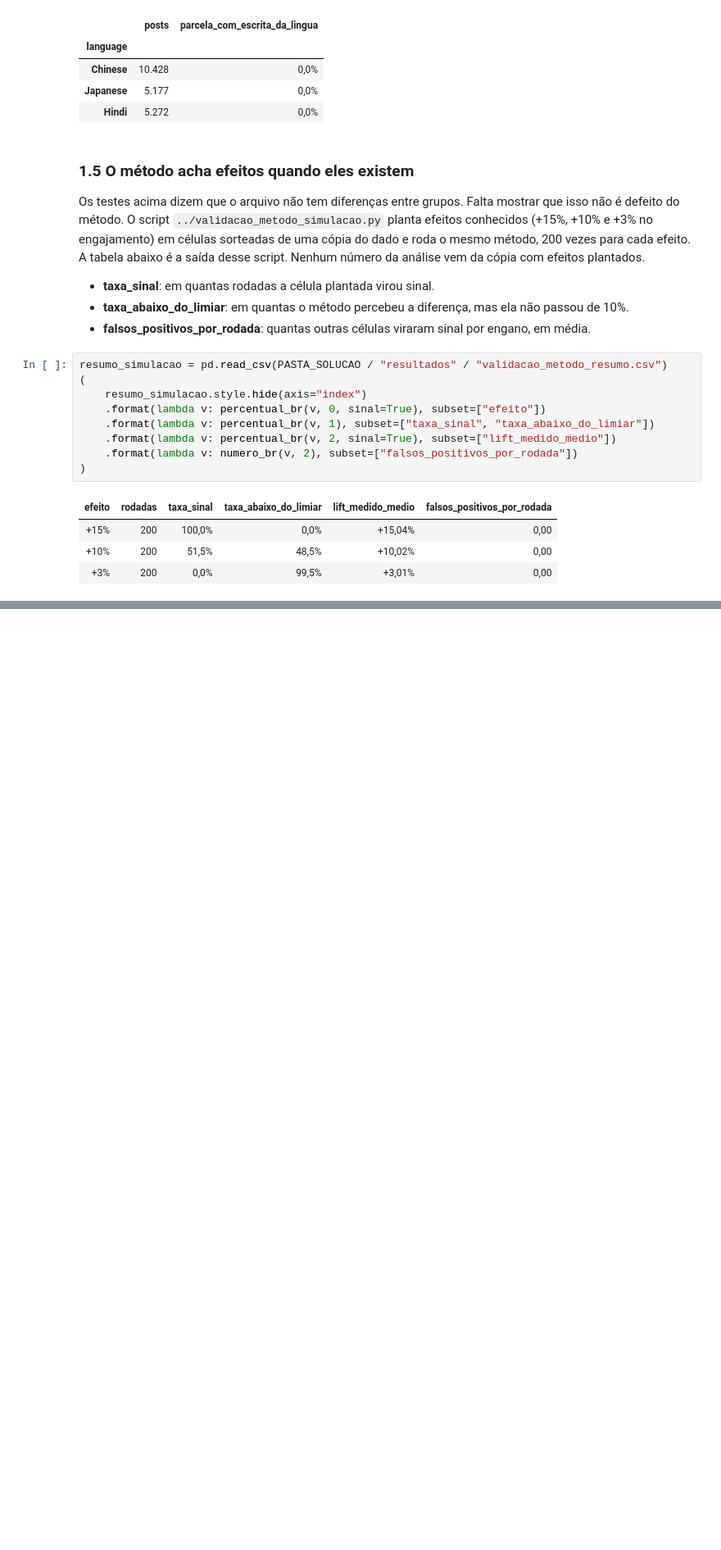
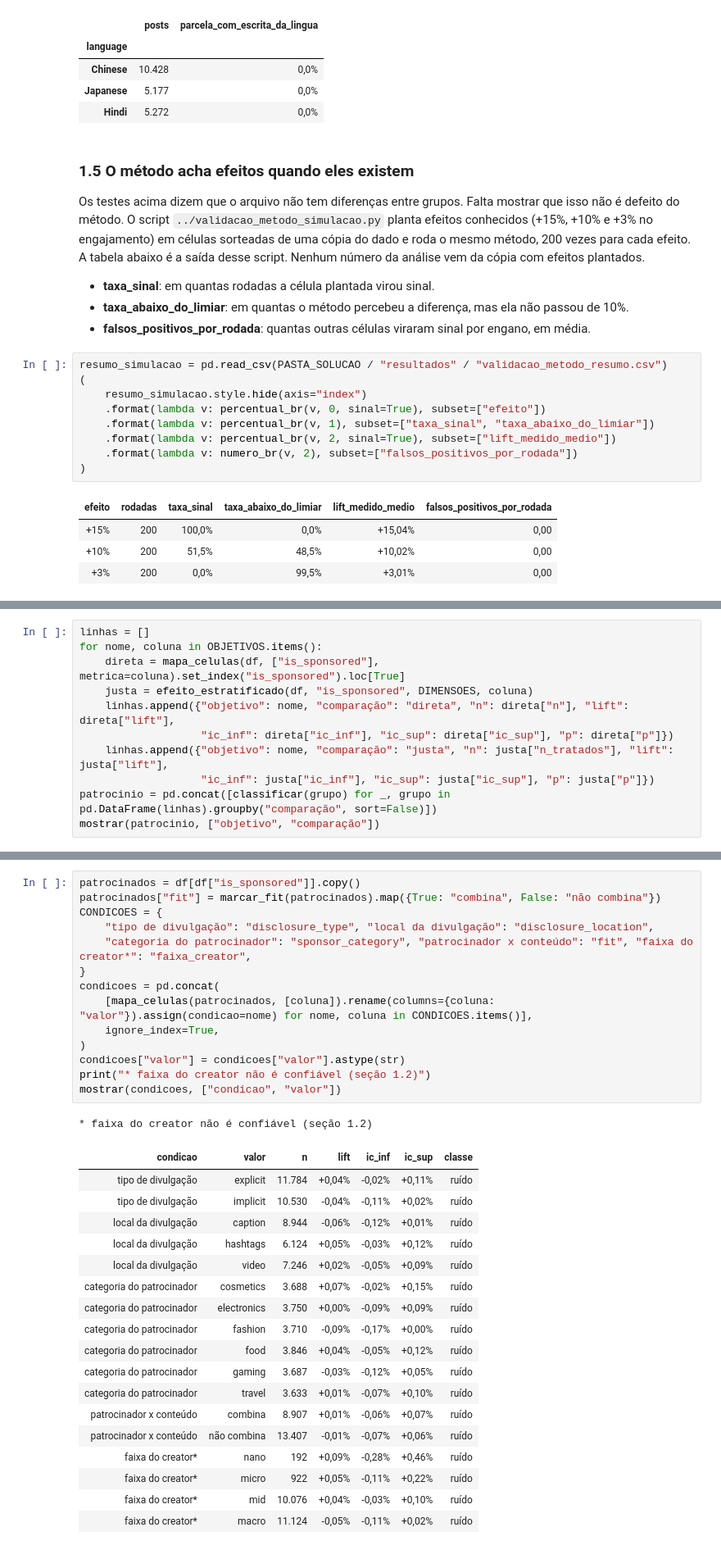
Before and after one commit to Gchapolin/ai-master-challenge, a Jupyter notebook: submissions/guilherme-ferreira/solution/notebooks/analise.ipynb, the cells around one changed output, grey strips where cells are left out. Shown at 82% size. Drawn from its saved outputs; the diff is of its cells as text; blank space fills up the shorter version.

```diff
--- a/submissions/guilherme-ferreira/solution/notebooks/analise.ipynb
+++ b/submissions/guilherme-ferreira/solution/notebooks/analise.ipynb
@@ -277,0 +394,11 @@ resumo_simulacao = pd.read_csv(PASTA_SOLUCAO / "resultados" / "validacao_metodo_
+# %%
+linhas = []
+for nome, coluna in OBJETIVOS.items():
+    direta = mapa_celulas(df, ["is_sponsored"], metrica=coluna).set_index("is_sponsored").loc[True]
+    justa = efeito_estratificado(df, "is_sponsored", DIMENSOES, coluna)
+    linhas.append({"objetivo": nome, "comparação": "direta", "n": direta["n"], "lift": direta["lift"],
+                   "ic_inf": direta["ic_inf"], "ic_sup": direta["ic_sup"], "p": direta["p"]})
+    linhas.append({"objetivo": nome, "comparação": "justa", "n": justa["n_tratados"], "lift": justa["lift"],
+                   "ic_inf": justa["ic_inf"], "ic_sup": justa["ic_sup"], "p": justa["p"]})
+patrocinio = pd.concat([classificar(grupo) for _, grupo in pd.DataFrame(linhas).groupby("comparação", sort=False)])
+mostrar(patrocinio, ["objetivo", "comparação"])
@@ -277,0 +417,34 @@ resumo_simulacao = pd.read_csv(PASTA_SOLUCAO / "resultados" / "validacao_metodo_
+# %%
+patrocinados = df[df["is_sponsored"]].copy()
+patrocinados["fit"] = marcar_fit(patrocinados).map({True: "combina", False: "não combina"})
+CONDICOES = {
+    "tipo de divulgação": "disclosure_type", "local da divulgação": "disclosure_location",
+    "categoria do patrocinador": "sponsor_category", "patrocinador x conteúdo": "fit", "faixa do creator*": "faixa_creator",
+}
+condicoes = pd.concat(
+    [mapa_celulas(patrocinados, [coluna]).rename(columns={coluna: "valor"}).assign(condicao=nome) for nome, coluna in CONDICOES.items()],
+    ignore_index=True,
+)
+condicoes["valor"] = condicoes["valor"].astype(str)
+print("* faixa do creator não é confiável (seção 1.2)")
+mostrar(condicoes, ["condicao", "valor"])
+# %% [output]
+* faixa do creator não é confiável (seção 1.2)
+| condicao | valor | n | lift | ic_inf | ic_sup | classe |
+| tipo de divulgação | explicit | 11.784 | +0,04% | -0,02% | +0,11% | ruído |
+| tipo de divulgação | implicit | 10.530 | -0,04% | -0,11% | +0,02% | ruído |
+| local da divulgação | caption | 8.944 | -0,06% | -0,12% | +0,01% | ruído |
+| local da divulgação | hashtags | 6.124 | +0,05% | -0,03% | +0,12% | ruído |
+| local da divulgação | video | 7.246 | +0,02% | -0,05% | +0,09% | ruído |
+| categoria do patrocinador | cosmetics | 3.688 | +0,07% | -0,02% | +0,15% | ruído |
+| categoria do patrocinador | electronics | 3.750 | +0,00% | -0,09% | +0,09% | ruído |
+| categoria do patrocinador | fashion | 3.710 | -0,09% | -0,17% | +0,00% | ruído |
+| categoria do patrocinador | food | 3.846 | +0,04% | -0,05% | +0,12% | ruído |
+| categoria do patrocinador | gaming | 3.687 | -0,03% | -0,12% | +0,05% | ruído |
+| categoria do patrocinador | travel | 3.633 | +0,01% | -0,07% | +0,10% | ruído |
+| patrocinador x conteúdo | combina | 8.907 | +0,01% | -0,06% | +0,07% | ruído |
+| patrocinador x conteúdo | não combina | 13.407 | -0,01% | -0,07% | +0,06% | ruído |
+| faixa do creator* | nano | 192 | +0,09% | -0,28% | +0,46% | ruído |
+| faixa do creator* | micro | 922 | +0,05% | -0,11% | +0,22% | ruído |
+| faixa do creator* | mid | 10.076 | +0,04% | -0,03% | +0,10% | ruído |
+| faixa do creator* | macro | 11.124 | -0,05% | -0,11% | +0,02% | ruído |
```
Also changed, not shown: parts of 22 cells of this notebook, 7 other files.
